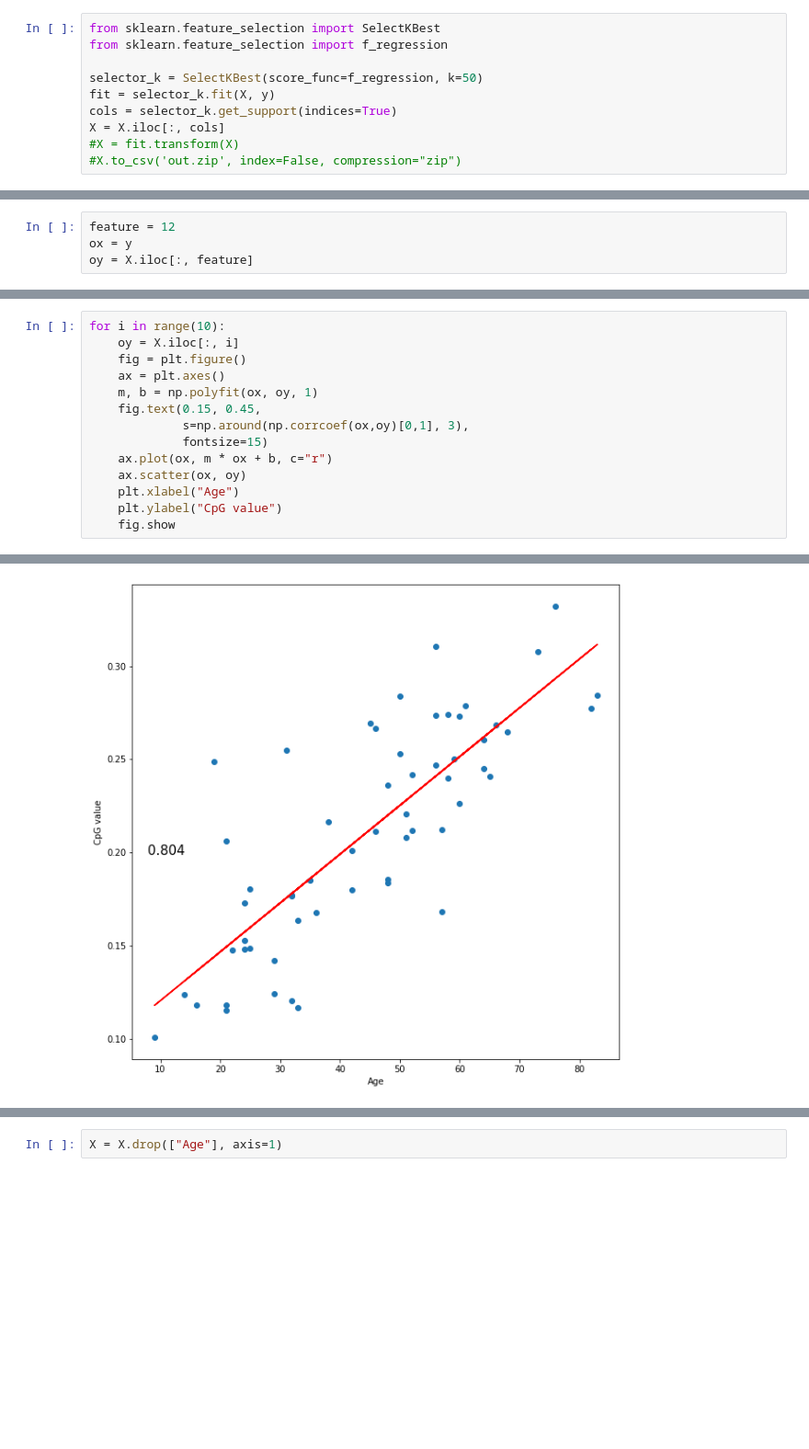
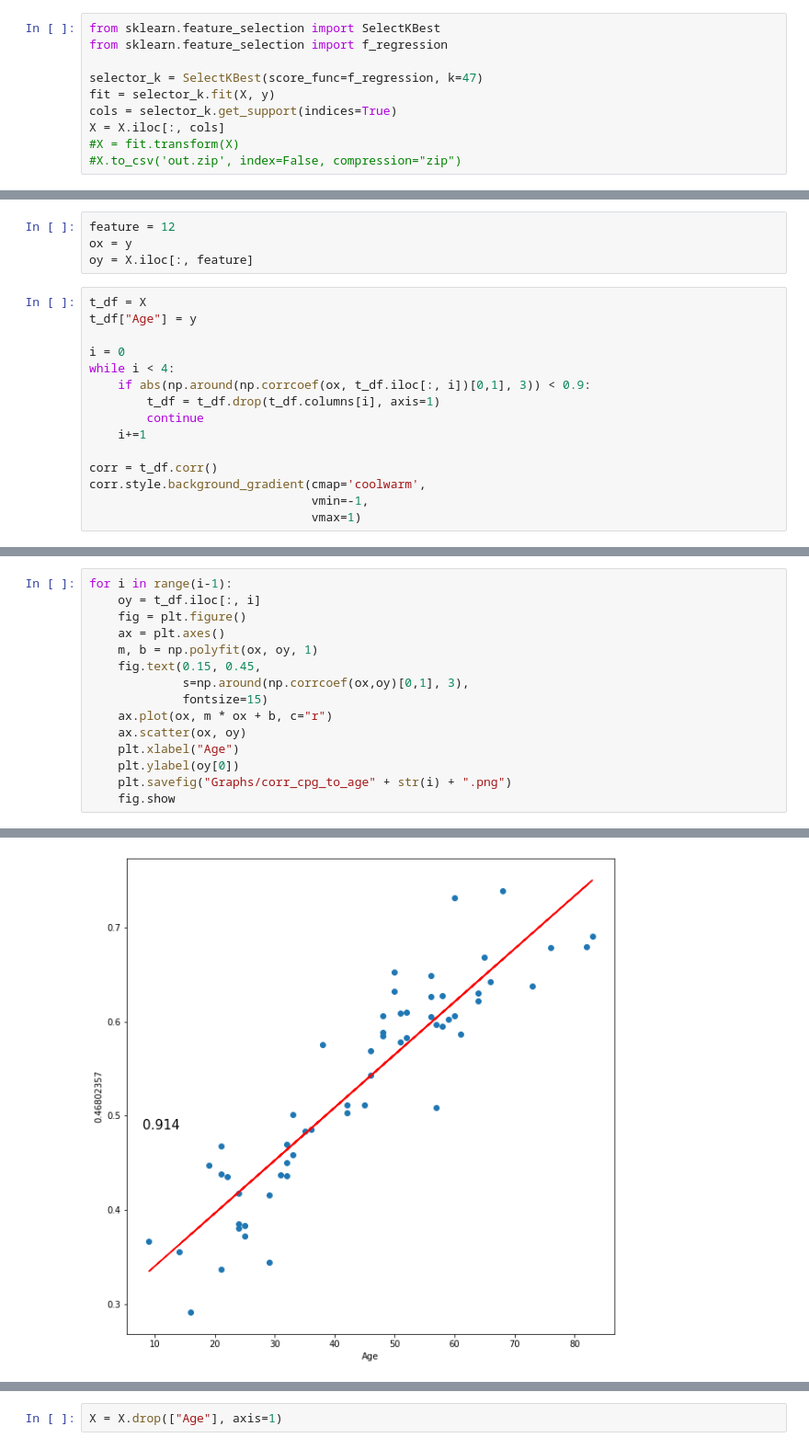
Before and after one commit to DrXlor/ML_BioAge, a Jupyter notebook: BioAge_SVR.ipynb, the cells around one changed output, grey strips where cells are left out. Shown at 92% size. Cells and saved outputs as stored; diff of their text form; blank space fills up the shorter version.

Commit message:
Updates:
> Graphs update

```diff
--- a/BioAge_SVR.ipynb
+++ b/BioAge_SVR.ipynb
@@ -65,7 +67,7 @@ plt.show()
 from sklearn.feature_selection import SelectKBest
 from sklearn.feature_selection import f_regression
 
-selector_k = SelectKBest(score_func=f_regression, k=50)
+selector_k = SelectKBest(score_func=f_regression, k=47)
 fit = selector_k.fit(X, y)
 cols = selector_k.get_support(indices=True)
 X = X.iloc[:, cols]
@@ -86,3 +88,18 @@ column_lables.to_csv("column_lables.csv", index=False, header=False)
 feature = 12
 ox = y
 oy = X.iloc[:, feature]
+# %%
+t_df = X
+t_df["Age"] = y
+
+i = 0
+while i < 4:
+    if abs(np.around(np.corrcoef(ox, t_df.iloc[:, i])[0,1], 3)) < 0.9:
+        t_df = t_df.drop(t_df.columns[i], axis=1)
+        continue
+    i+=1
+
+corr = t_df.corr()
+corr.style.background_gradient(cmap='coolwarm',
+                               vmin=-1,
+                               vmax=1)
@@ -89,6 +112,6 @@ oy = X.iloc[:, feature]
 # %%
-for i in range(10):
-    oy = X.iloc[:, i]
+for i in range(i-1):
+    oy = t_df.iloc[:, i]
     fig = plt.figure()
     ax = plt.axes()
     m, b = np.polyfit(ox, oy, 1)
@@ -98,6 +121,7 @@ for i in range(10):
     ax.plot(ox, m * ox + b, c="r")
     ax.scatter(ox, oy)
     plt.xlabel("Age")
-    plt.ylabel("CpG value")
+    plt.ylabel(oy[0])
+    plt.savefig("Graphs/corr_cpg_to_age" + str(i) + ".png")
     fig.show
 # %% [output]
@@ -105 +129 @@ for i in range(10):
-[figure, old version]
+[figure, new version]
```
Also changed, not shown: parts of 10 cells of this notebook.
